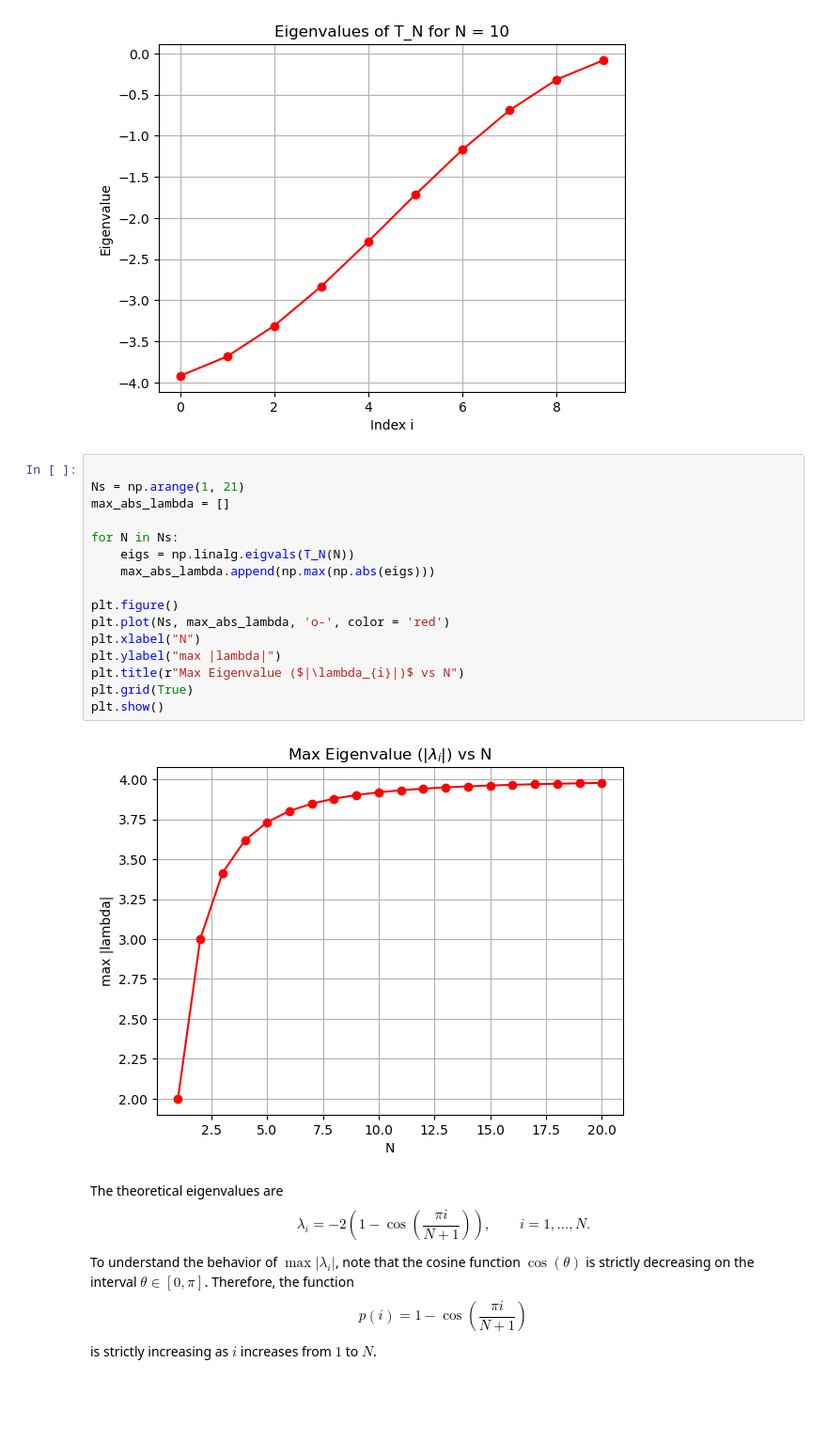
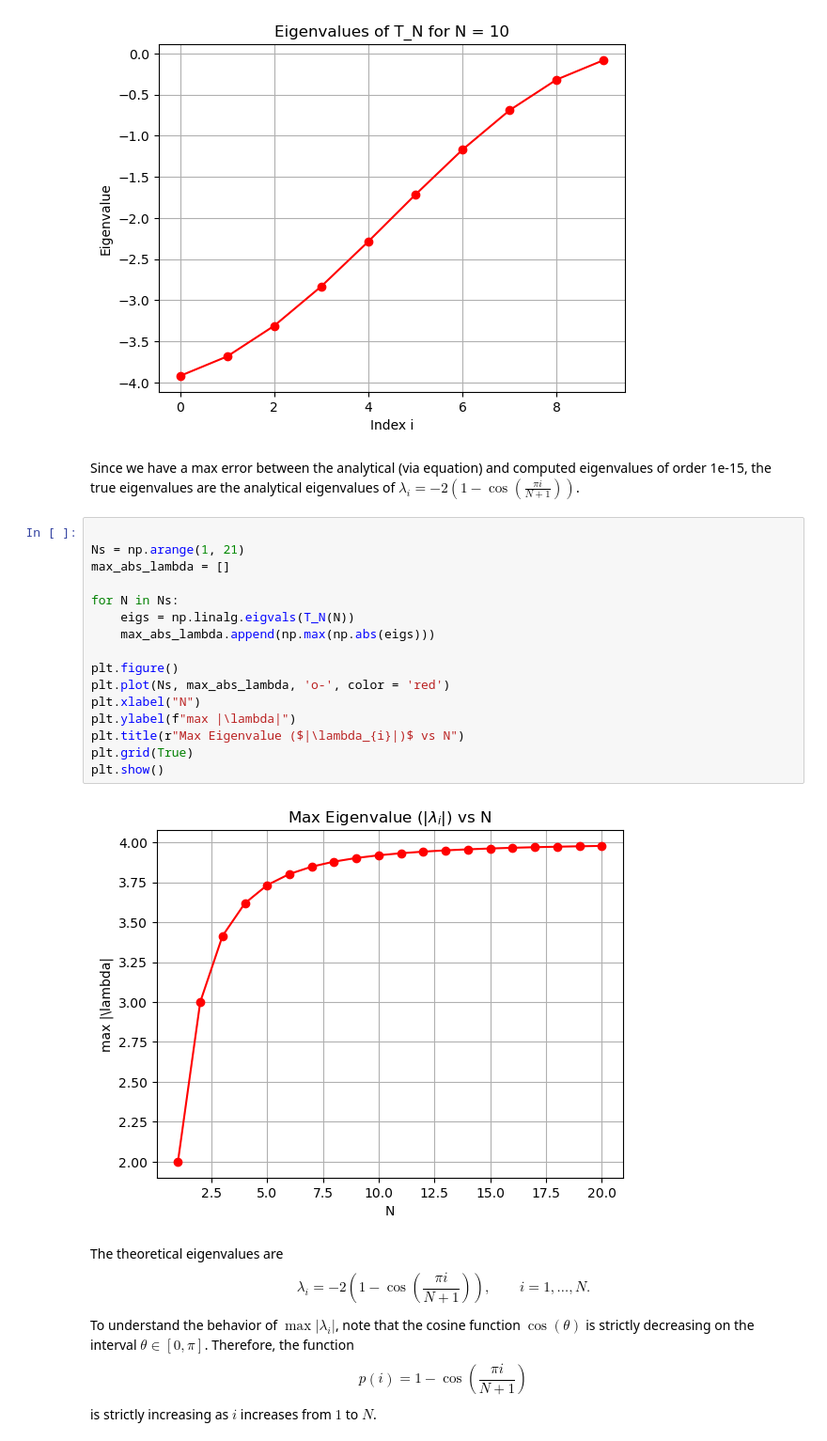
Before and after one commit to rx9933/COE-347, a Jupyter notebook: HW02/p2.ipynb, the cells around one changed output. Shown at 94% size. Saved outputs shown, nothing was run; the diff lists cells and outputs as text; blank space fills up the shorter version.

```diff
--- a/HW02/p2.ipynb
+++ b/HW02/p2.ipynb
@@ -50,24 +50,26 @@ Analytical eigenvalues (N=10):
 Maximum error:
 7.105427357601002e-15
 [figure]
+# %% [markdown]
+Since we have a max error between the analytical (via equation) and computed eigenvalues of order 1e-15, the true eigenvalues are the analytical eigenvalues of $\lambda_i = -2(1-\cos(\frac{\pi i}{N+1}))$.
 # %%
 
 Ns = np.arange(1, 21)
 max_abs_lambda = []
 
 for N in Ns:
     eigs = np.linalg.eigvals(T_N(N))
     max_abs_lambda.append(np.max(np.abs(eigs)))
 
 plt.figure()
 plt.plot(Ns, max_abs_lambda, 'o-', color = 'red')
 plt.xlabel("N")
-plt.ylabel("max |lambda|")
+plt.ylabel(f"max |\lambda|")
 plt.title(r"Max Eigenvalue ($|\lambda_{i}|)$ vs N")
 plt.grid(True)
 plt.show()
 # %% [output]
-[figure, old version]
+[figure, new version]
 # %% [markdown]
 The theoretical eigenvalues are
 $$
```
Also changed, not shown: 7 other files.
